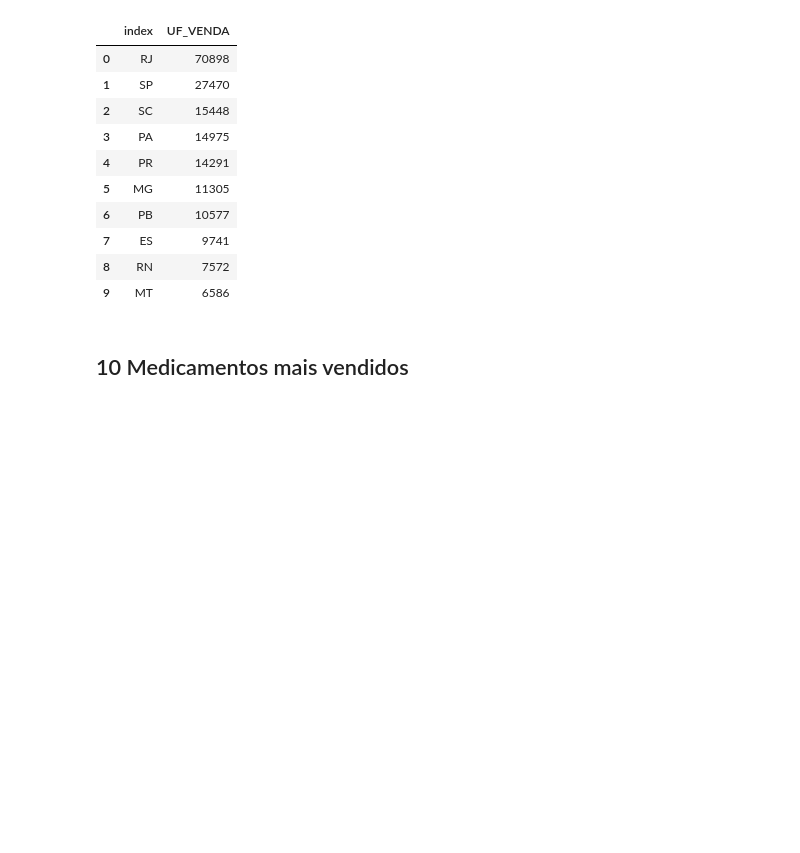
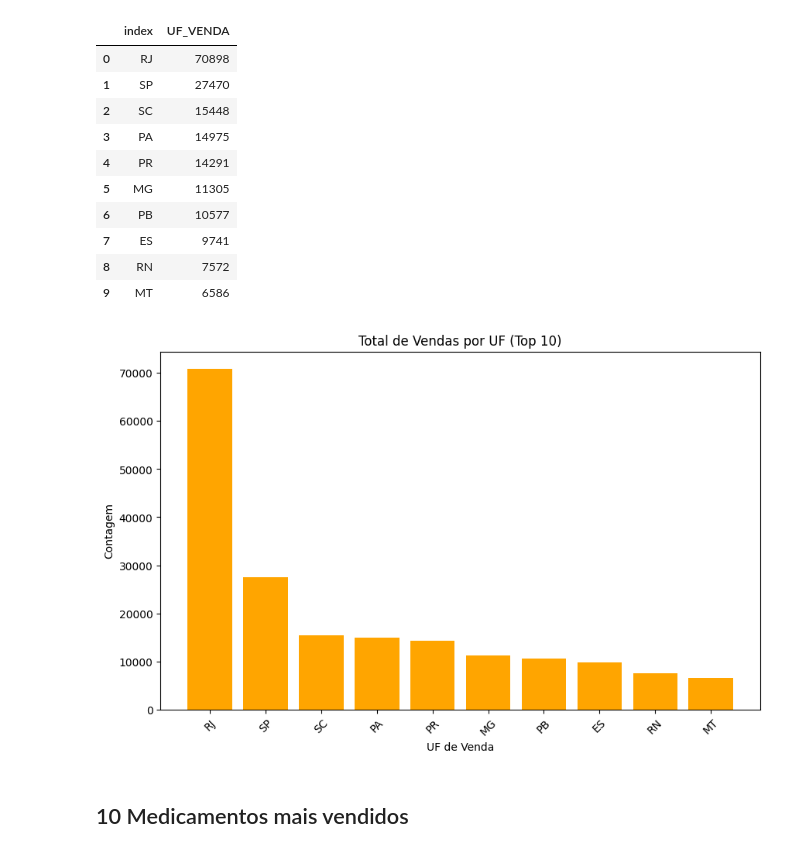
Before and after one commit to liliansom/med_ind, a Jupyter notebook: med_ind_analise.ipynb, the cells around one changed output. Drawn from its saved outputs; the diff is of its cells as text; code cells hidden in the pictures; blank space fills up the shorter version.

```diff
--- a/med_ind_analise.ipynb
+++ b/med_ind_analise.ipynb
@@ -335,6 +335,25 @@ display(df_new['UF_VENDA'].value_counts().sort_values(ascending=False).head(10).
 | 7 | ES | 9741 |
 | 8 | RN | 7572 |
 | 9 | MT | 6586 |
+# %%
+df_counts = df_new['UF_VENDA'].value_counts().sort_values(ascending=False).head(10).reset_index()
+
+# Defina os rótulos do eixo x e as alturas das barras
+uf_labels = df_counts['index']
+count_values = df_counts['UF_VENDA']
+
+# Crie o gráfico de barras
+plt.figure(figsize=(10, 6))  # Define o tamanho da figura
+plt.bar(uf_labels, count_values, color='ORANGE')  # Cria o gráfico de barras
+plt.xlabel('UF de Venda')  # Rótulo do eixo x
+plt.ylabel('Contagem')  # Rótulo do eixo y
+plt.title('Total de Vendas por UF (Top 10)')  # Título do gráfico
+plt.xticks(rotation=45)  # Rotaciona os rótulos do eixo x para melhor legibilidade
+
+# Exibe o gráfico
+plt.show()
+# %% [output]
+[figure, added]
 # %% [markdown]
 ## 10 Medicamentos mais vendidos
 # %%
```
Also changed, not shown: parts of 4 cells of this notebook, 1 other file.
